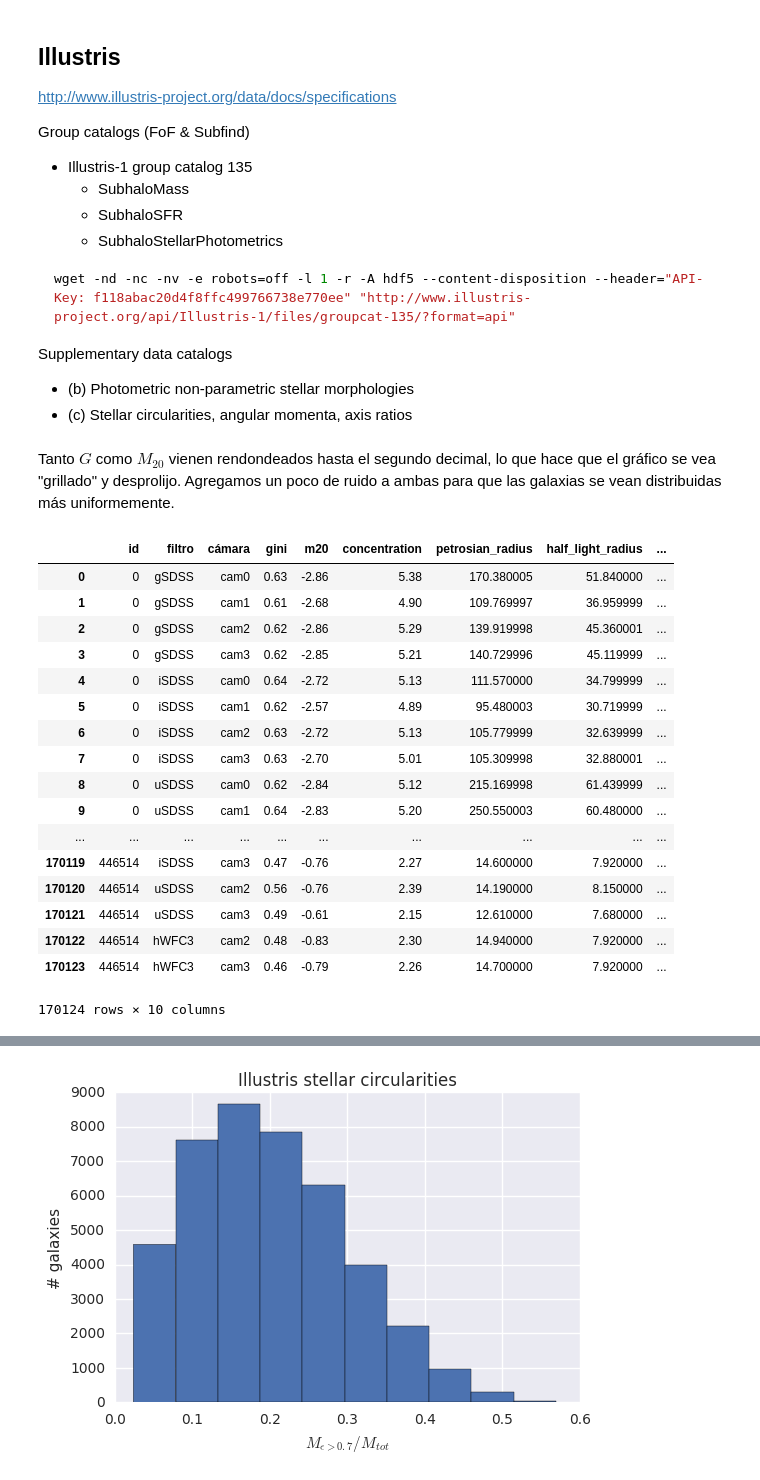
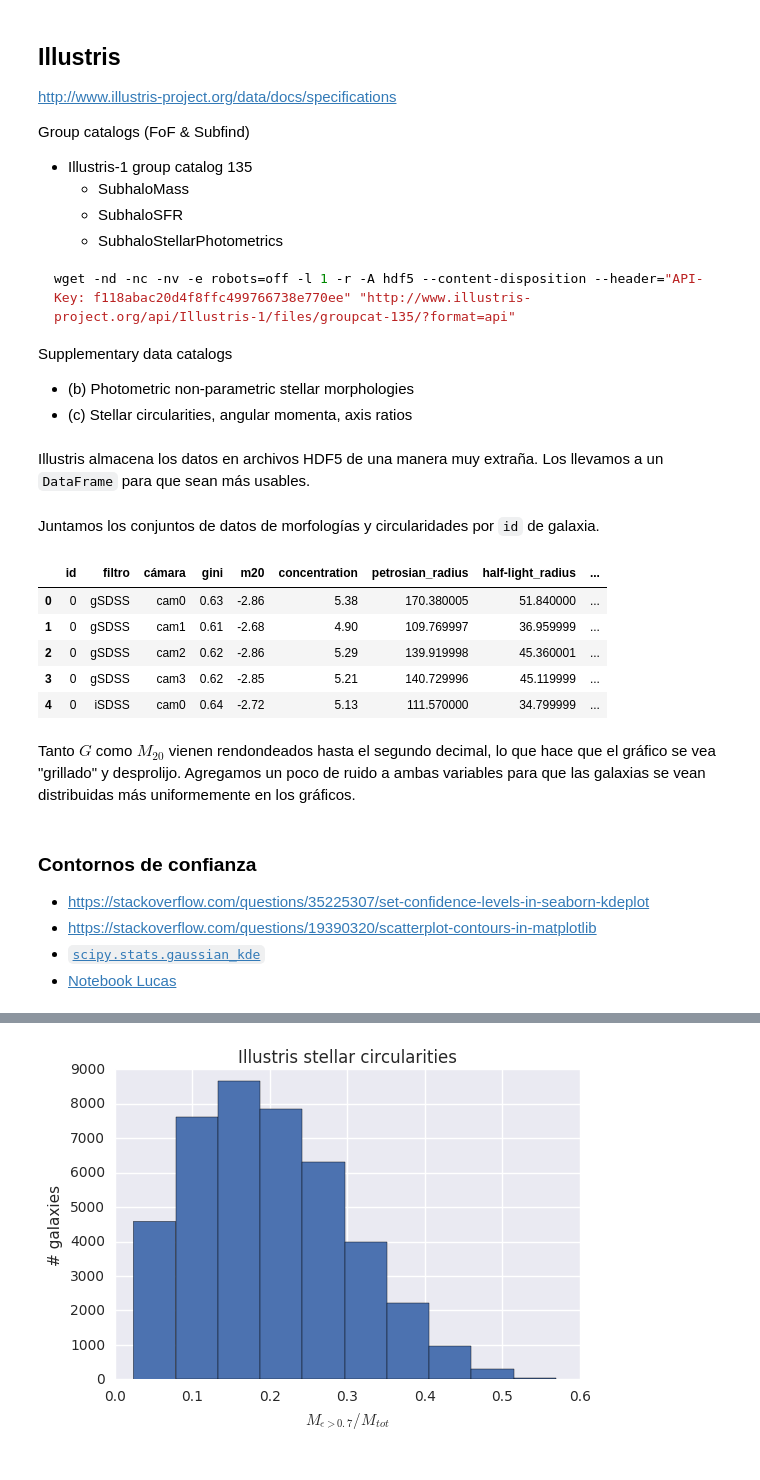
Before and after one commit to matiasbattocchia/ex_tesis, a Jupyter notebook: código/Illustris.ipynb, the cells around one changed output, grey strips where cells are left out. Cells and saved outputs as stored; diff of their text form; code cells hidden in the pictures.

```diff
--- a/código/Illustris.ipynb
+++ b/código/Illustris.ipynb
@@ -57,28 +36,43 @@ saludos
+# %% [markdown]
+Illustris almacena los datos en archivos HDF5 de una manera muy extraña. Los llevamos a un `DataFrame` para que sean más usables.
 # %%
-il = pd.DataFrame()
+m = pd.DataFrame()
 
 for filtro in filtros:
     for cámara in cámaras:
-        m = pd.DataFrame()
+        aux = pd.DataFrame()
 
-        m['id'] = morfologías['Snapshot_135/SubfindID_%s' % cámara]
+        aux['id']     = morfologías['Snapshot_135/SubfindID_%s' % cámara]
+        aux['filtro'] = filtro
+        aux['cámara'] = cámara
 
-        m['filtro'] = filtro
-        m['cámara'] = cámara
+        aux['gini']              = morfologías['Snapshot_135/%s/Gini_%s' % (filtro, cámara)]
+        aux['m20']               = morfologías['Snapshot_135/%s/M20_%s'  % (filtro, cámara)]
+        aux['concentration']     = morfologías['Snapshot_135/%s/C_%s'  % (filtro, cámara)]
+        aux['petrosian_radius']  = morfologías['Snapshot_135/%s/RP_%s' % (filtro, cámara)]
+        aux['half-light_radius'] = morfologías['Snapshot_135/%s/RE_%s' % (filtro, cámara)]
 
-        m['gini'] = morfologías['Snapshot_135/%s/Gini_%s' % (filtro, cámara)]
-        m['m20']  = morfologías['Snapshot_135/%s/M20_%s'  % (filtro, cámara)]
-        m['concentration']     = morfologías['Snapshot_135/%s/C_%s'  % (filtro, cámara)]
-        m['petrosian_radius']  = morfologías['Snapshot_135/%s/RP_%s' % (filtro, cámara)]
-        m['half_light_radius'] = morfologías['Snapshot_135/%s/RE_%s' % (filtro, cámara)]
-
-        il = pd.concat([il, m])
+        m = pd.concat([m, aux])
 # %%
 c = pd.DataFrame()
 
-c['id'] = circularidades['Snapshot_135/SubfindID']
-c['specific_angular_momentum'] = circularidades['/Snapshot_135/SpecificAngMom']
-c['e']  = circularidades['Snapshot_135/CircAbove07Frac']
+c['id']                        = circularidades['Snapshot_135/SubfindID']
+c['specific_angular_momentum'] = circularidades['Snapshot_135/SpecificAngMom']
+c['circularity_parameter']     = circularidades['Snapshot_135/CircAbove07Frac']
+# %% [markdown]
+Juntamos los conjuntos de datos de morfologías y circularidades por `id` de galaxia.
+# %%
+df = pd.merge(m, c, how='inner', on='id')
+#df.set_index('id', inplace=True)
+# %%
+df.head()
+# %% [output]
+|  | id | filtro | cámara | gini | m20 | concentration | petrosian_radius | half-light_radius | ... |
+| 0 | 0 | gSDSS | cam0 | 0.63 | -2.86 | 5.38 | 170.380005 | 51.840000 | ... |
+| 1 | 0 | gSDSS | cam1 | 0.61 | -2.68 | 4.90 | 109.769997 | 36.959999 | ... |
+| 2 | 0 | gSDSS | cam2 | 0.62 | -2.86 | 5.29 | 139.919998 | 45.360001 | ... |
+| 3 | 0 | gSDSS | cam3 | 0.62 | -2.85 | 5.21 | 140.729996 | 45.119999 | ... |
+| 4 | 0 | iSDSS | cam0 | 0.64 | -2.72 | 5.13 | 111.570000 | 34.799999 | ... |
 # %% [markdown]
-Tanto $G$ como $M_{20}$ vienen rendondeados hasta el segundo decimal, lo que hace que el gráfico se vea "grillado" y desprolijo. Agregamos un poco de ruido a ambas para que las galaxias se vean distribuidas más uniformemente.
+Tanto $G$ como $M_{20}$ vienen rendondeados hasta el segundo decimal, lo que hace que el gráfico se vea "grillado" y desprolijo. Agregamos un poco de ruido a ambas variables para que las galaxias se vean distribuidas más uniformemente en los gráficos.
 # %%
@@ -91,22 +82,8 @@ df = pd.merge(il, c, how='inner', on='id')
-# %%
-df
-# %% [output]
-|  | id | filtro | cámara | gini | m20 | concentration | petrosian_radius | half_light_radius | ... |
-| 0 | 0 | gSDSS | cam0 | 0.63 | -2.86 | 5.38 | 170.380005 | 51.840000 | ... |
-| 1 | 0 | gSDSS | cam1 | 0.61 | -2.68 | 4.90 | 109.769997 | 36.959999 | ... |
-| 2 | 0 | gSDSS | cam2 | 0.62 | -2.86 | 5.29 | 139.919998 | 45.360001 | ... |
-| 3 | 0 | gSDSS | cam3 | 0.62 | -2.85 | 5.21 | 140.729996 | 45.119999 | ... |
-| 4 | 0 | iSDSS | cam0 | 0.64 | -2.72 | 5.13 | 111.570000 | 34.799999 | ... |
-| 5 | 0 | iSDSS | cam1 | 0.62 | -2.57 | 4.89 | 95.480003 | 30.719999 | ... |
-| 6 | 0 | iSDSS | cam2 | 0.63 | -2.72 | 5.13 | 105.779999 | 32.639999 | ... |
-| 7 | 0 | iSDSS | cam3 | 0.63 | -2.70 | 5.01 | 105.309998 | 32.880001 | ... |
-| 8 | 0 | uSDSS | cam0 | 0.62 | -2.84 | 5.12 | 215.169998 | 61.439999 | ... |
-| 9 | 0 | uSDSS | cam1 | 0.64 | -2.83 | 5.20 | 250.550003 | 60.480000 | ... |
-| ... | ... | ... | ... | ... | ... | ... | ... | ... | ... |
-| 170119 | 446514 | iSDSS | cam3 | 0.47 | -0.76 | 2.27 | 14.600000 | 7.920000 | ... |
-| 170120 | 446514 | uSDSS | cam2 | 0.56 | -0.76 | 2.39 | 14.190000 | 8.150000 | ... |
-| 170121 | 446514 | uSDSS | cam3 | 0.49 | -0.61 | 2.15 | 12.610000 | 7.680000 | ... |
-| 170122 | 446514 | hWFC3 | cam2 | 0.48 | -0.83 | 2.30 | 14.940000 | 7.920000 | ... |
-| 170123 | 446514 | hWFC3 | cam3 | 0.46 | -0.79 | 2.26 | 14.700000 | 7.920000 | ... |
-170124 rows × 10 columns
+# %% [markdown]
+### Contornos de confianza
+
+* https://stackoverflow.com/questions/35225307/set-confidence-levels-in-seaborn-kdeplot
+* https://stackoverflow.com/questions/19390320/scatterplot-contours-in-matplotlib
+* [`scipy.stats.gaussian_kde`](https://docs.scipy.org/doc/scipy/reference/generated/scipy.stats.gaussian_kde.html)
+* [Notebook Lucas](http://nbviewer.jupyter.org/github/lbignone/materia_oscura/blob/82d7b2273d0b3c249506394e5f5e3e657b11f12e/Ejercicio%201.ipynb)
 # %%
```
Also changed, not shown: parts of 12 cells of this notebook, 1 other file.
